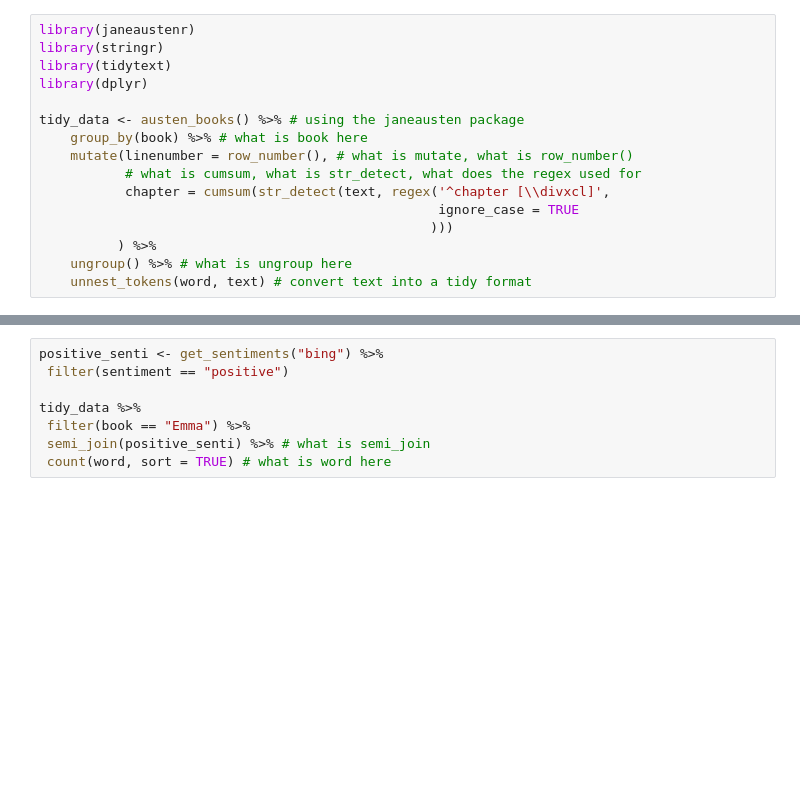
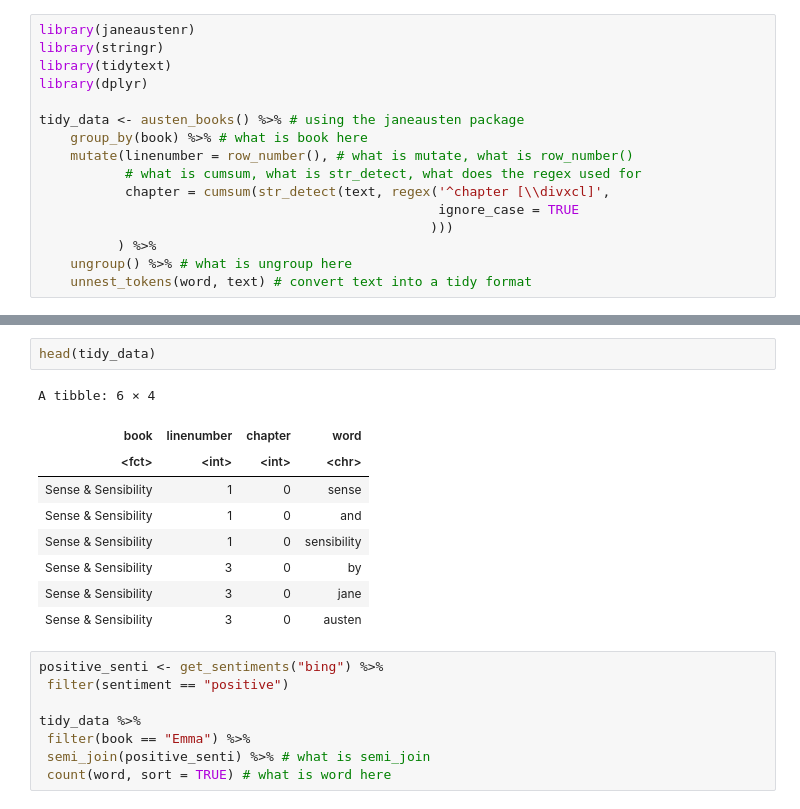
Before and after one commit to minha12/SentimentAnalysis, a Jupyter notebook: Analysis.ipynb, the cells around one changed output, grey strips where cells are left out. Saved outputs shown, nothing was run; the diff lists cells and outputs as text; blank space fills up the shorter version.

```diff
--- a/Analysis.ipynb
+++ b/Analysis.ipynb
@@ -97,3 +127,15 @@ tidy_data <- austen_books() %>% # using the janeausten package
+# %%
+head(tidy_data)
+# %% [output]
+A tibble: 6 × 4
+| book | linenumber | chapter | word |
+| <fct> | <int> | <int> | <chr> |
+| Sense & Sensibility | 1 | 0 | sense |
+| Sense & Sensibility | 1 | 0 | and |
+| Sense & Sensibility | 1 | 0 | sensibility |
+| Sense & Sensibility | 3 | 0 | by |
+| Sense & Sensibility | 3 | 0 | jane |
+| Sense & Sensibility | 3 | 0 | austen |
 # %%
 positive_senti <- get_sentiments("bing") %>%
  filter(sentiment == "positive")
```
Also changed, not shown: parts of 6 cells of this notebook.
